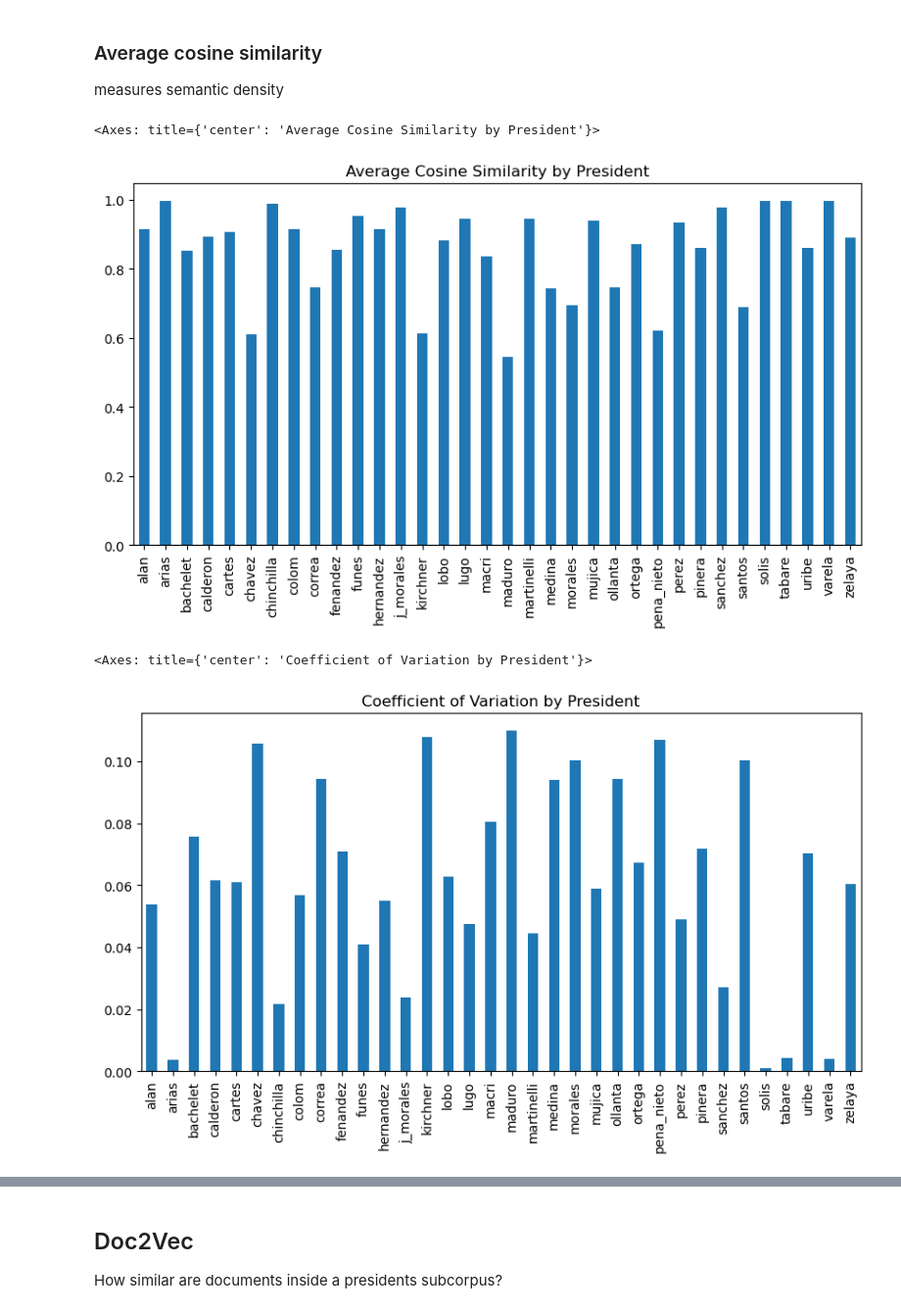
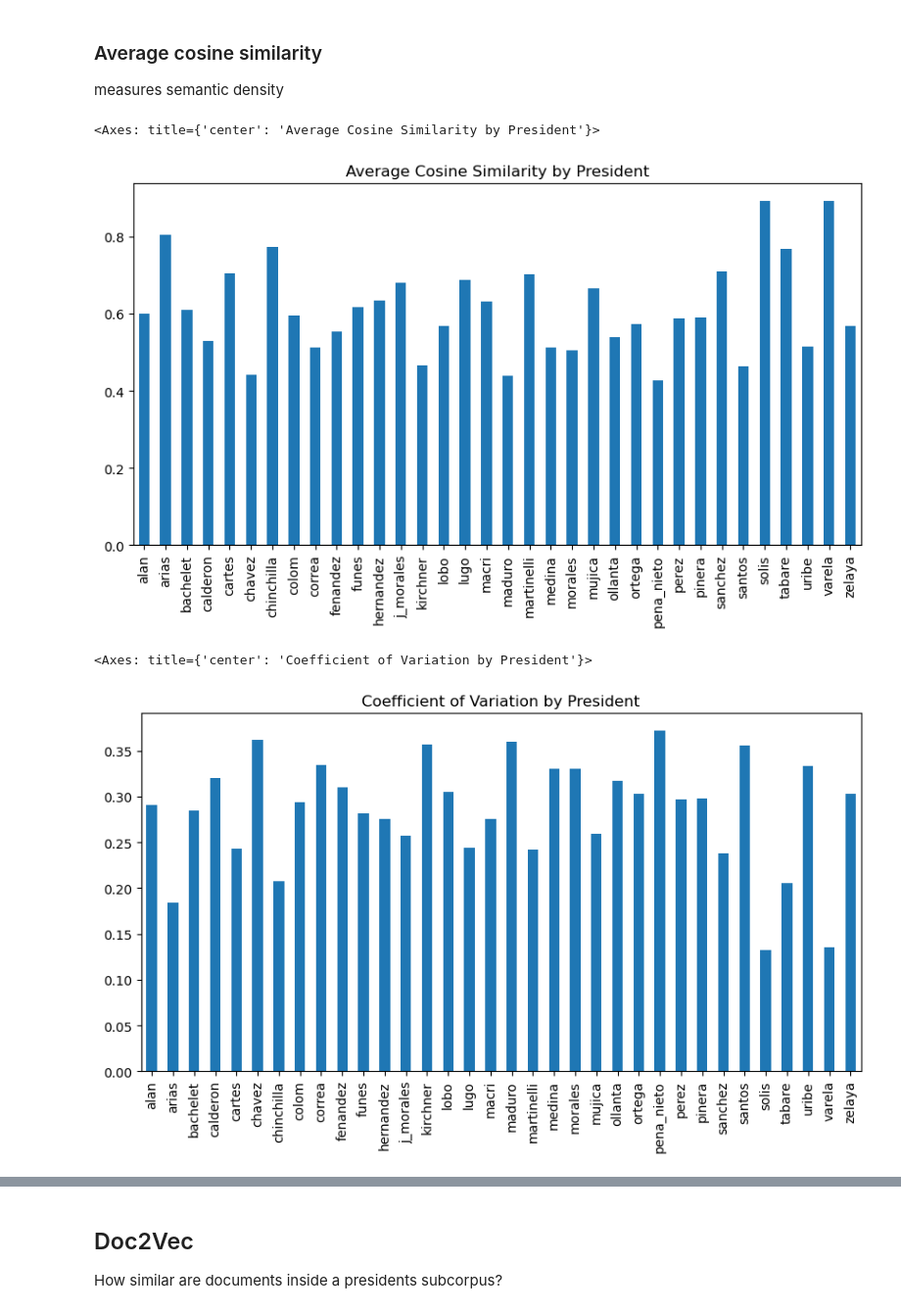
Before and after one commit to alejandrosarria0296/pol-cul-maps-latam, a Jupyter notebook: notebooks/3.word_embeddings.ipynb, the cells around one changed output, grey strips where cells are left out. Shown at 98% size. Drawn from its saved outputs; the diff is of its cells as text; code cells hidden in the pictures.

```diff
--- a/notebooks/3.word_embeddings.ipynb
+++ b/notebooks/3.word_embeddings.ipynb
@@ -189,26 +187,5 @@ vocab size is 174051. Number of docs is 40623
-# %%
-file_path = r"C:\Users\asarr\Documents\Projects\pol-cul-maps-latam\president_csvs\3k"
-
-for pres in os.listdir(file_path):
-    name = pres.split('.')[0]
-    pres_df = pd.read_csv(f'{file_path}\{pres}')
-
-    pres_df['tokenized_sents'] = pres_df['text2'].apply(lambda x: [util.word_tokenize_es(s) for s in util.sent_tokenize_es(x)])
-    pres_df['normalized_sents'] = pres_df['tokenized_sents'].apply(lambda x: [util.normalizeTokens_es(s, lemma=False) for s in x])
-
-    pres_df['normalized_sents'] = pres_df['normalized_sents'].apply(lambda x: [s for s in x if len(s) > 0])
-
-    #huff value: communication density
-    huff_val = calculate_density(pres_df)
-
-    #avg cosine similarity: semantic density
-    w2v_model = gensim.models.word2vec.Word2Vec(pres_df['normalized_sents'].sum(), sg=1, window=6)
-    avg_cos_sim, cv = dist_and_cv_wv(w2v_model)
-
-    #compile
-    den_dict[name] = [huff_val, huff_val/len(pres_df), huff_val/len(pres_df['normalized_text'].sum()), avg_cos_sim, cv]
 # %%
 density = pd.DataFrame(den_dict).T
-density.columns = ['huffman', 'huffman_ratio_doc', 'huffman_ratio_text', 'avg_cos_sim_wv', 'cv_wv']
+density.columns = ['huffman_ratio_doc', 'huffman_ratio_text', 'avg_cos_sim_wv', 'cv_wv']
 density.head()
 # %% [output]
@@ -223,5 +197,0 @@ density.head()
-# %%
-#set ideology and populism
-density['ideology'] = density.index.map(assign_ideology)
-density['populist'] = density.index.map(assign_populist)
-density.head()
@@ -251,13 +214,12 @@ density['huffman_ratio_text'].plot(kind='bar', figsize=(10, 5), title='Huffman R
 measures semantic density
 # %%
 # graph avg_cos_sim
-density['avg_cos_sim_wv'] = density['avg_cos_sim_wv'].apply(lambda x: x - 1)
 density['avg_cos_sim_wv'].plot(kind='bar', figsize=(10, 5), title='Average Cosine Similarity by President')
 # %% [output]
 <Axes: title={'center': 'Average Cosine Similarity by President'}>
-[figure, old version]
+[figure, new version]
 # %%
-density['cv'].plot(kind='bar', figsize=(10, 5), title='Coefficient of Variation by President')
+density['cv_wv'].plot(kind='bar', figsize=(10, 5), title='Coefficient of Variation by President')
 # %% [output]
 <Axes: title={'center': 'Coefficient of Variation by President'}>
-[figure, old version]
+[figure, new version]
```
Also changed, not shown: parts of 56 cells of this notebook, 3 other files.
